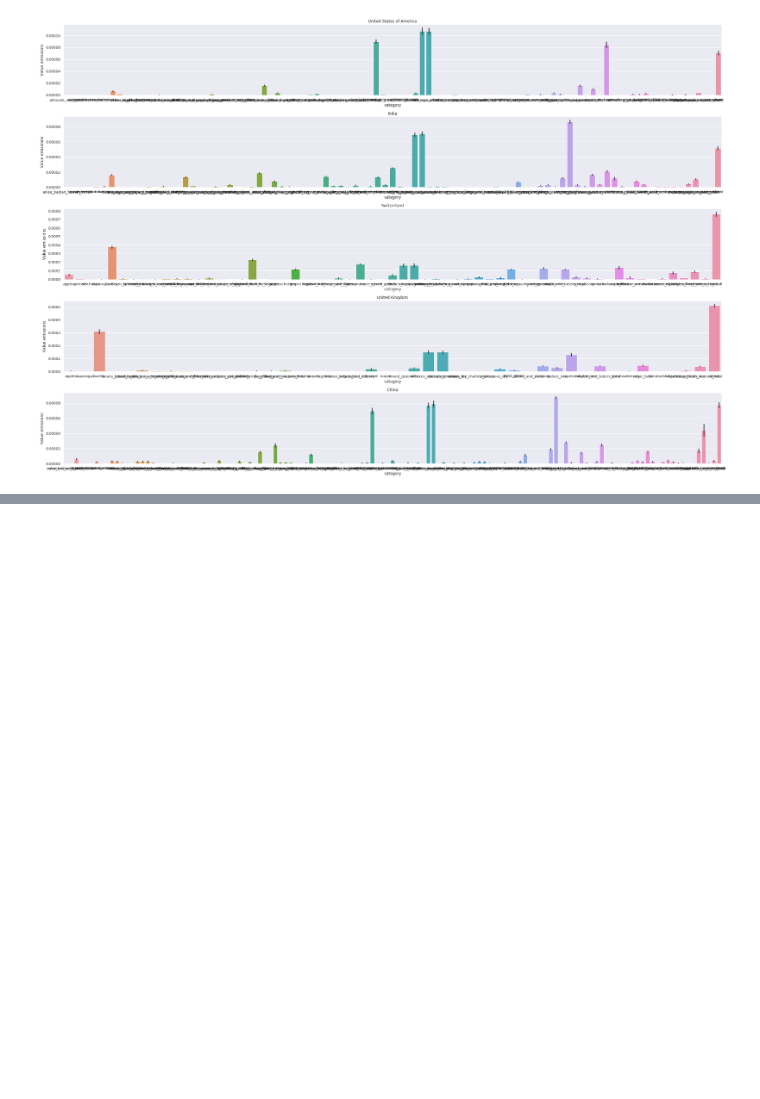
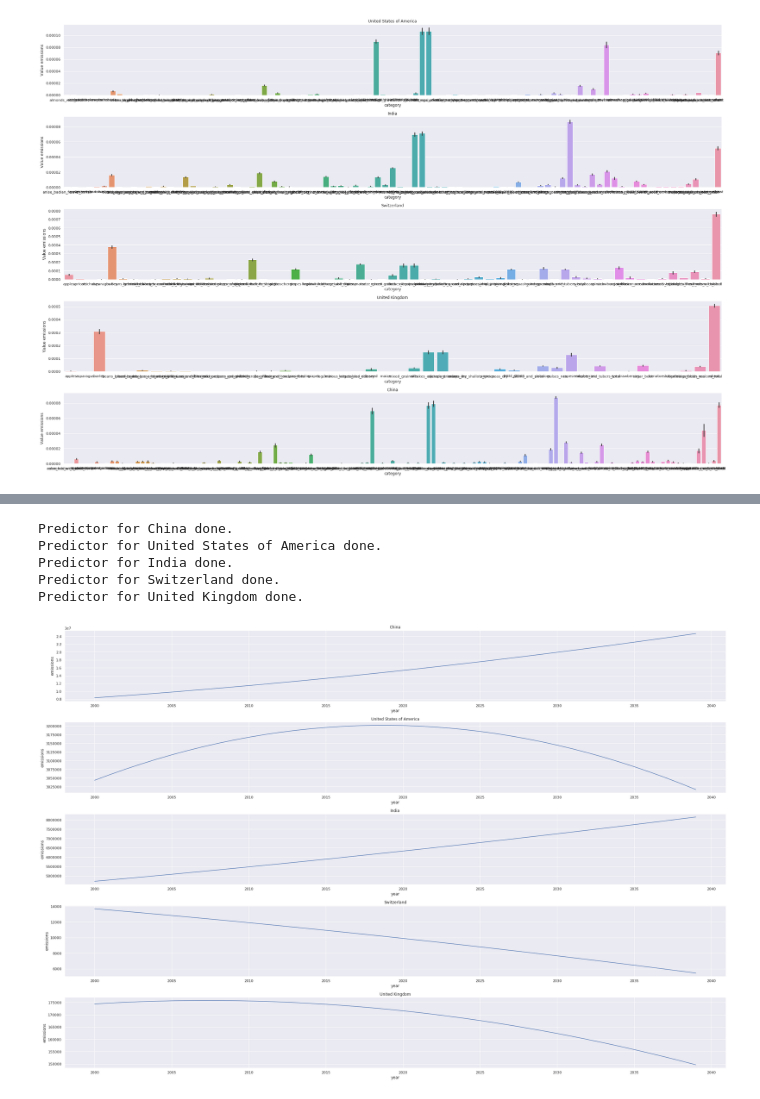
Before and after one commit to shivz7/ADA, a Jupyter notebook: questions_1_2.ipynb, the cells around one changed output, grey strips where cells are left out. Saved outputs shown, nothing was run; the diff lists cells and outputs as text; code cells hidden in the pictures; blank space fills up the shorter version.

```diff
--- a/questions_1_2.ipynb
+++ b/questions_1_2.ipynb
@@ -408,7 +422,7 @@ models = []
 for crop in cropsEmissionsNormalized.category.unique():
     models.append((crop,create_model_for_crop(crop)))
 
-cropsModelsEmissionsPerUnitArea = pd.DataFrame(models)
+cropsModelsEmissionsPerUnitArea = pd.DataFrame(models, columns=("crop","model_emissions"))
 
 #model.predict([2019,2020])
 #pred=lm.predict(Y)
@@ -441,0 +543,27 @@ def get_model_emissions_country(country):
+# %%
+models = get_model_emissions_countries(listCountries)
+
+fg = plt.figure(figsize=(30,20))
+
+i = 1
+
+for mc in models:
+    #print(cropsEmissionsNormalized.where(cropsEmissionsNormalized.Area == c).dropna())
+    emissions = mc.predict_emissions(2000,2040)
+    axes = fg.add_subplot(5,1,i)
+    try:
+        sns.lineplot(x="year", y="emissions",data=emissions,\
+                    ax=axes)
+    except ValueError as e:
+        print(str(e))
+    axes.set_title(mc.country)
+    i = i+1
+
+fg.tight_layout()
+# %% [output]
+Predictor for China done.
+Predictor for United States of America done.
+Predictor for India done.
+Predictor for Switzerland done.
+Predictor for United Kingdom done.
+[figure, added]
```
Also changed, not shown: parts of 11 cells of this notebook.
